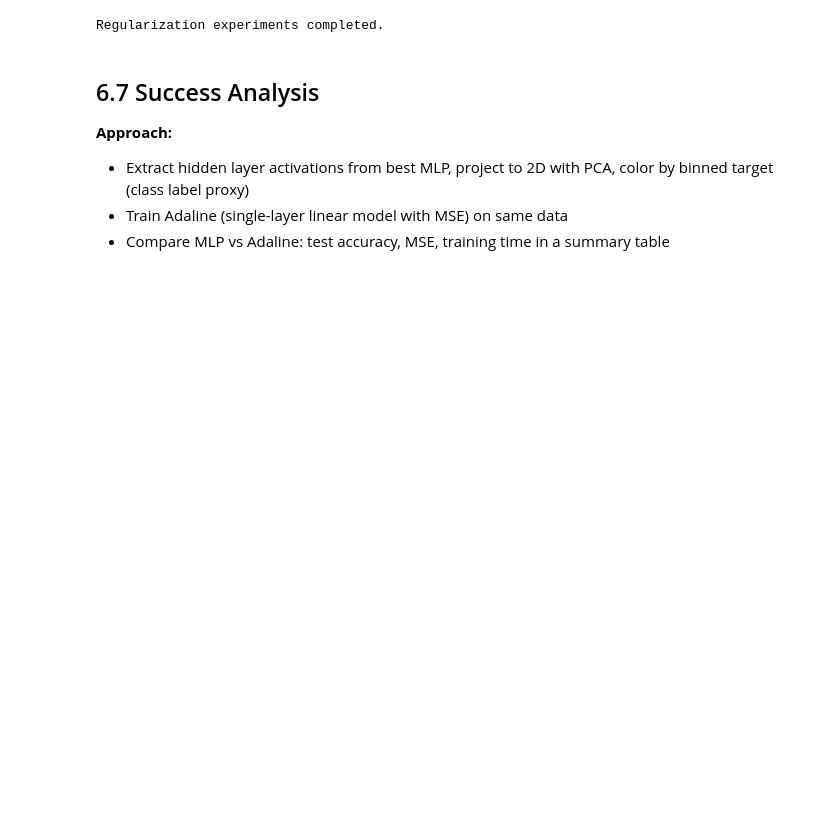
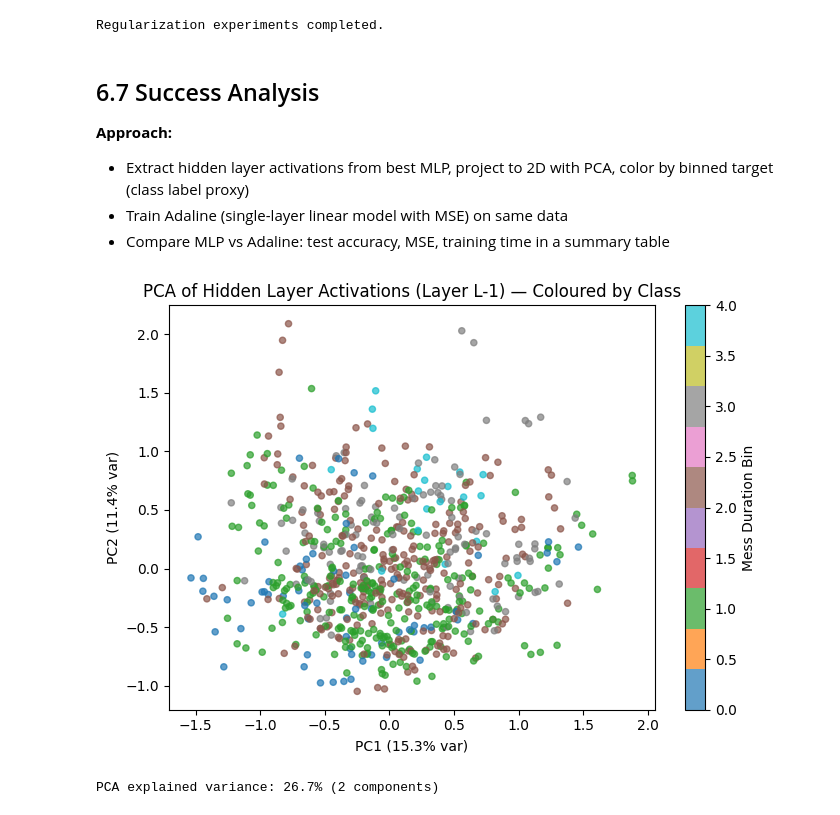
Before and after one commit to GPushkar1611/DL-Assignments, a Jupyter notebook: Assignment-1/mlp/experiements.ipynb, the cells around one changed output. Saved outputs shown, nothing was run; the diff lists cells and outputs as text; code cells hidden in the pictures; blank space fills up the shorter version.

```diff
--- a/Assignment-1/mlp/experiements.ipynb
+++ b/Assignment-1/mlp/experiements.ipynb
@@ -609,11 +596,0 @@ class OptimizerBase:
-# %%
-class SGD(OptimizerBase):
-    def step(self, model, grads_W, grads_b):
-        updates = {}
-        for l in range(1, model.L + 1):
-            dw = self.lr * grads_W[l]
-            db = self.lr * grads_b[l]
-            model.W[l] -= dw
-            model.b[l] -= db
-            updates[l] = np.mean(np.abs(dw))
-        return updates
@@ -1241,3 +1039,37 @@ mlp_train_time = time.time() - mlp_start
+# %%
+# Extract penultimate layer activations on test set
+# Forward pass stores activations in best_model.A
+_ = best_model.forward(X_test)
+penultimate_layer = best_model.L - 1          # last hidden layer index
+hidden_activations = best_model.A[penultimate_layer].T   # (n_test, width)
+
+# Project to 2D with PCA
+pca = PCA(n_components=2)
+activations_2d = pca.fit_transform(hidden_activations)
+
+# Use mess duration bins as class labels for colouring
+n_bins  = 5
+labels  = pd.cut(y_test.flatten(), bins=n_bins, labels=False)
+# %%
+PLOT_DIR = r"C:\Users\PUSHKAR\Desktop\DL-Assignments\Assignment-1\plots\mlp-experiment"
+os.makedirs(PLOT_DIR, exist_ok=True)
+# %%
+plt.figure(figsize=(7, 5))
+scatter = plt.scatter(
+    activations_2d[:, 0], activations_2d[:, 1],
+    c=labels, cmap="tab10", alpha=0.7, s=20
+)
+plt.colorbar(scatter, label="Mess Duration Bin")
+plt.xlabel(f"PC1 ({pca.explained_variance_ratio_[0]*100:.1f}% var)")
+plt.ylabel(f"PC2 ({pca.explained_variance_ratio_[1]*100:.1f}% var)")
+plt.title("PCA of Hidden Layer Activations (Layer L-1) — Coloured by Class")
+plt.tight_layout()
+plt.savefig(os.path.join(PLOT_DIR, "6_7_pca_activations.png"))
+plt.show()
+print(f"PCA explained variance: {pca.explained_variance_ratio_.sum()*100:.1f}% (2 components)")
+# %% [output]
+[figure, added]
+PCA explained variance: 26.7% (2 components)
 # %%
 # ----------------------------
 # b) Adaline
```
Also changed, not shown: parts of 20 cells of this notebook, 38 other files.
